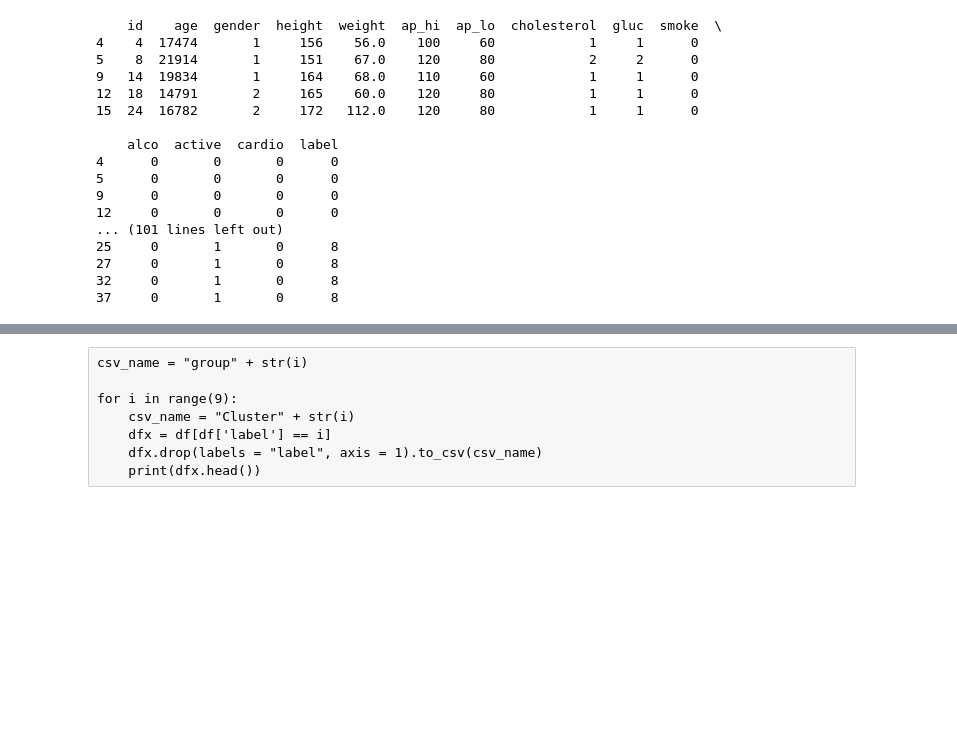
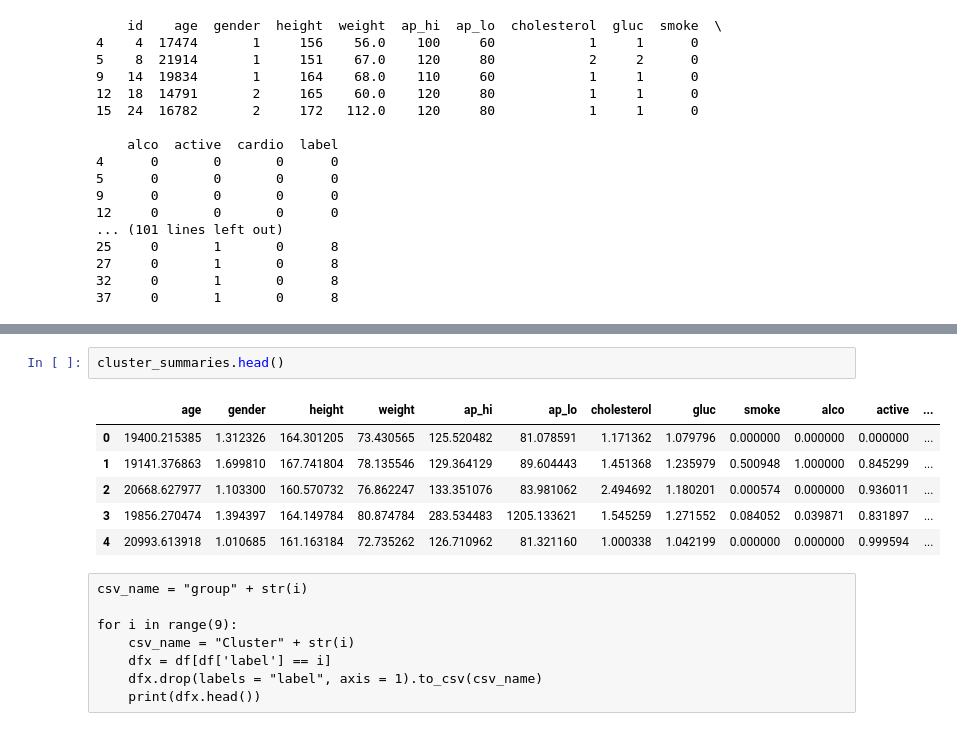
Before and after one commit to bhavrish/CVD-Classifer, a Jupyter notebook: Exploratory Data Analysis/kmeans.ipynb, the cells around one changed output, grey strips where cells are left out. Cells and saved outputs as stored; diff of their text form; blank space fills up the shorter version.

```diff
--- a/Exploratory Data Analysis/kmeans.ipynb
+++ b/Exploratory Data Analysis/kmeans.ipynb
@@ -183,3 +221,12 @@ plt.savefig("CLUSTER_sums")
+# %%
+cluster_summaries.head()
+# %% [output]
+|  | age | gender | height | weight | ap_hi | ap_lo | cholesterol | gluc | smoke | alco | active | ... |
+| 0 | 19400.215385 | 1.312326 | 164.301205 | 73.430565 | 125.520482 | 81.078591 | 1.171362 | 1.079796 | 0.000000 | 0.000000 | 0.000000 | ... |
+| 1 | 19141.376863 | 1.699810 | 167.741804 | 78.135546 | 129.364129 | 89.604443 | 1.451368 | 1.235979 | 0.500948 | 1.000000 | 0.845299 | ... |
+| 2 | 20668.627977 | 1.103300 | 160.570732 | 76.862247 | 133.351076 | 83.981062 | 2.494692 | 1.180201 | 0.000574 | 0.000000 | 0.936011 | ... |
+| 3 | 19856.270474 | 1.394397 | 164.149784 | 80.874784 | 283.534483 | 1205.133621 | 1.545259 | 1.271552 | 0.084052 | 0.039871 | 0.831897 | ... |
+| 4 | 20993.613918 | 1.010685 | 161.163184 | 72.735262 | 126.710962 | 81.321160 | 1.000338 | 1.042199 | 0.000000 | 0.000000 | 0.999594 | ... |
 # %% [raw]
 csv_name = "group" + str(i)
 
```
Also changed, not shown: parts of 4 cells of this notebook, 11 other files.
